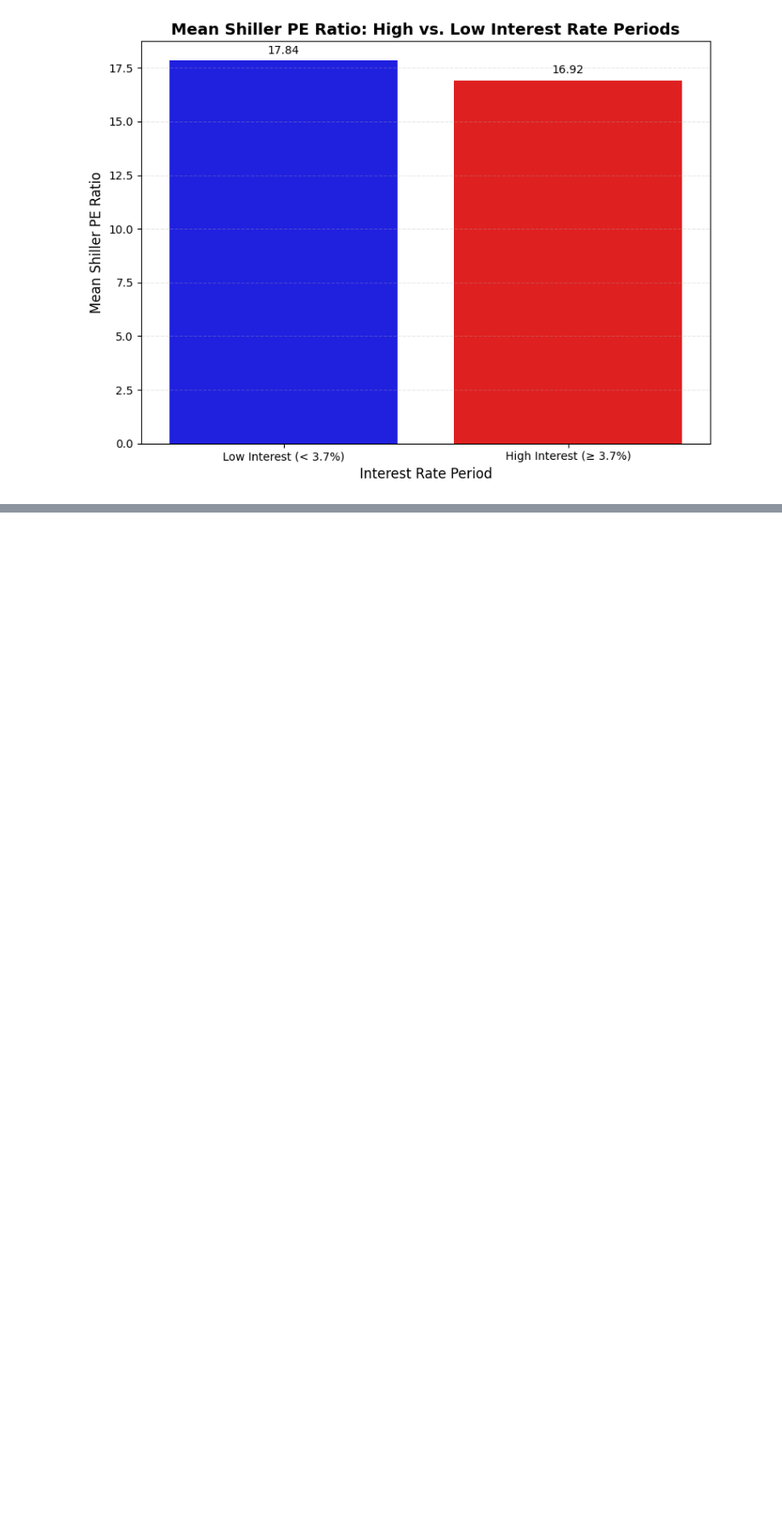
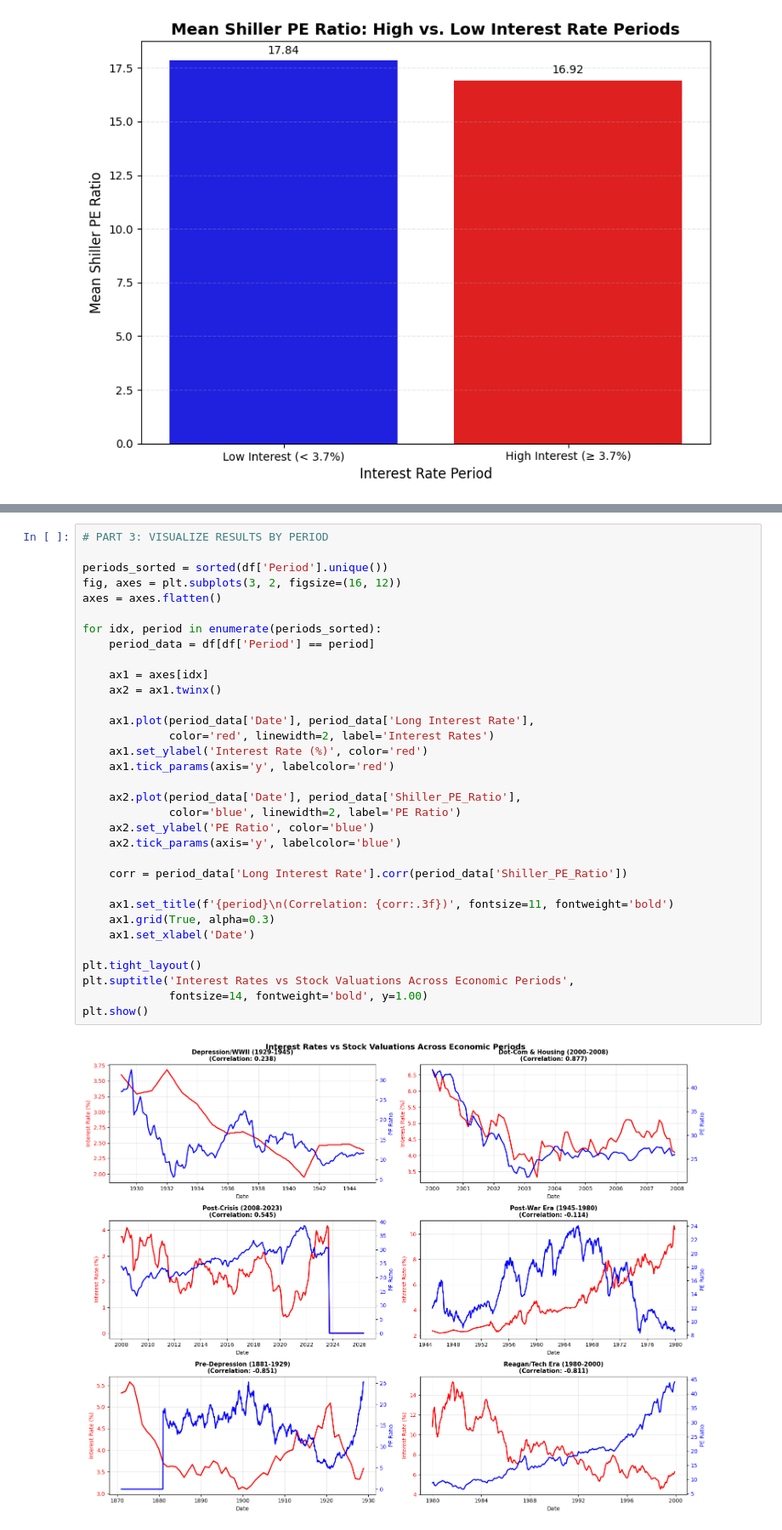
Before and after one commit to biruhyos/dsrp-sp500, a Jupyter notebook: DSRP_S&P_500_Biruh.ipynb, the cells around one changed output, grey strips where cells are left out. Shown at 85% size. Drawn from its saved outputs; the diff is of its cells as text; blank space fills up the shorter version.

```diff
--- a/DSRP_S&P_500_Biruh.ipynb
+++ b/DSRP_S&P_500_Biruh.ipynb
@@ -476,0 +600,35 @@ plt.show()
+# %%
+# PART 3: VISUALIZE RESULTS BY PERIOD
+
+periods_sorted = sorted(df['Period'].unique())
+fig, axes = plt.subplots(3, 2, figsize=(16, 12))
+axes = axes.flatten()
+
+for idx, period in enumerate(periods_sorted):
+    period_data = df[df['Period'] == period]
+
+    ax1 = axes[idx]
+    ax2 = ax1.twinx()
+
+    ax1.plot(period_data['Date'], period_data['Long Interest Rate'],
+             color='red', linewidth=2, label='Interest Rates')
+    ax1.set_ylabel('Interest Rate (%)', color='red')
+    ax1.tick_params(axis='y', labelcolor='red')
+
+    ax2.plot(period_data['Date'], period_data['Shiller_PE_Ratio'],
+             color='blue', linewidth=2, label='PE Ratio')
+    ax2.set_ylabel('PE Ratio', color='blue')
+    ax2.tick_params(axis='y', labelcolor='blue')
+
+    corr = period_data['Long Interest Rate'].corr(period_data['Shiller_PE_Ratio'])
+
+    ax1.set_title(f'{period}\n(Correlation: {corr:.3f})', fontsize=11, fontweight='bold')
+    ax1.grid(True, alpha=0.3)
+    ax1.set_xlabel('Date')
+
+plt.tight_layout()
+plt.suptitle('Interest Rates vs Stock Valuations Across Economic Periods',
+             fontsize=14, fontweight='bold', y=1.00)
+plt.show()
+# %% [output]
+[figure, added]
```
Also changed, not shown: parts of 4 cells of this notebook.
